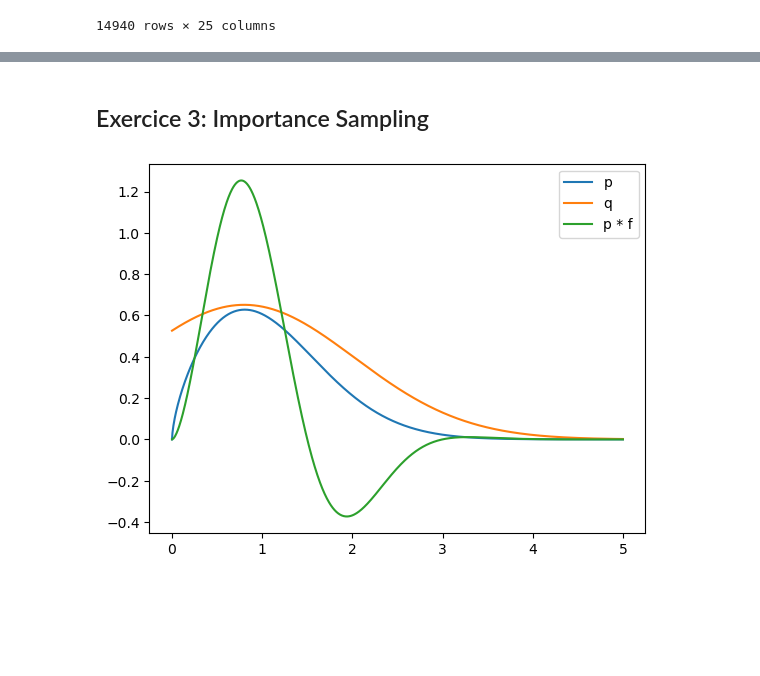
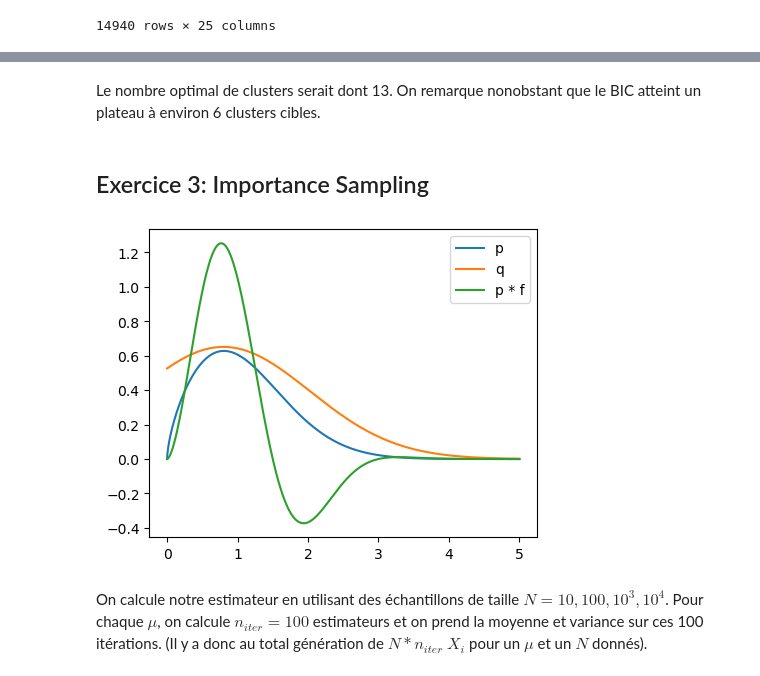
Before and after one commit to meilame-tayebjee/Comp_Stats_Lab, a Jupyter notebook: TD2/TD2.ipynb, the cells around one changed output, grey strips where cells are left out. Drawn from its saved outputs; the diff is of its cells as text; code cells hidden in the pictures; blank space fills up the shorter version.

```diff
--- a/TD2/TD2.ipynb
+++ b/TD2/TD2.ipynb
@@ -199,23 +202,18 @@ def EM_Algorithm(X, alphas_init, mus_init, Sigmas_init, Niter = 100, eps = 1e-2,
 
     return log_likelihoods, all_alphas, all_mus, all_Sigmas, all_taus
 # %%
-#------INIT------#
-
-mus_init = np.random.randn(p,2) #Initialization of the estimator of mus
-
-#Initialization of the estimator of Sigmas
-Sigmas_init = np.zeros((2,2,p))
+#Initialization of the parameters
+d= 2
+alphas_init = [1/p]*p
+X = np.array(X)
+mus_init = X[np.random.choice(N, p, replace=False)]
+Sigmas_init = np.zeros((d,d,p))
 for j in range(p):
-    A = np.random.rand(2,2)
-    Sigmas_init[: ,: , j] = A.T @ A +np.eye(2)
-
-
-alphas_init = np.random.rand(p)
-alphas_init /=  np.sum(alphas_init) #Initialization of the estimator of alphas
+    Sigmas_init[:,:,j] = np.eye(d) * np.mean(np.var(X, axis=0) / p)
 
 #------EM ALGORITHM------#
-log_likelihoods, all_alphas, all_mus, all_Sigmas, all_taus = EM_Algorithm(X, alphas_init, mus_init, Sigmas_init, reg = 0, verbose=True)
-plt.plot(range(len(log_likelihoods)), log_likelihoods)
+log_likelihoods, all_alphas, all_mus, all_Sigmas, all_taus = EM_Algorithm(X, 4, alphas_init, mus_init, Sigmas_init, reg = 0, verbose=True, Niter=100)
+plt.plot(range(1, len(log_likelihoods)), log_likelihoods[1:])
 plt.title("Log-likelihood over the iterations")
 plt.xlabel("Iterations")
 plt.show()
@@ -327,6 +327,10 @@ plt.show()
 X = np.array(df)
 #Drop nans
 X = X[~np.isnan(X).any(axis=1)]
-#X = (X - np.mean(X, axis=0)) / np.std(X, axis=0)
-print("We have {} sample".format(X.shape[0]))
+
+#Normalisation des données
+mean = np.mean(X)
+std = np.std(X)
+X = (X - mean)/std
+print("We have {} samples".format(X.shape[0]))
 # %% [output]
@@ -404,23 +415,28 @@ computeBIC(log_likelihoods[-1], p, X.shape[0])
+# %% [markdown]
+Le nombre optimal de clusters serait dont 13. On remarque nonobstant que le BIC atteint un plateau à environ 6 clusters cibles.
 # %% [markdown]
 ## Exercice 3: Importance Sampling
 # %%
 def p(x):
     return (x**0.65) * np.exp(-(x**2)/2)
 
-
 def f(x):
     return 2*np.sin(2*np.pi*x/3)
 
-def q(x, mu , sigma):
+def q(x, mu , sigma = 1.5**0.5):
     return 2*stats.norm.pdf(x, loc = mu, scale = sigma)
 
 X= np.linspace(0,5,1000)
+plt.figure(figsize=(5, 4))
 plt.plot(X, p(X), label = "p")
-plt.plot(X, q(X, 0.8, 1.5**0.5), label = "q")
+plt.plot(X, q(X, 0.8), label = "q")
 plt.plot(X, p(X)*f(X), label = "p * f")
 
 plt.legend()
 plt.show()
 # %% [output]
-[figure, old version]
+[figure, new version]
+# %% [markdown]
+On calcule notre estimateur en utilisant des échantillons de taille $N = 10, 100, 10^3, 10^4$. Pour chaque $\mu$, on calcule $n_{iter} = 100$ estimateurs et on prend la moyenne et variance sur ces 100 itérations.
+(Il y a donc au total génération de $N*n_{iter}$  $X_i$ pour un $\mu$ et un $N$ donnés).
 # %%
```
Also changed, not shown: parts of 17 cells of this notebook, 1 other file.
